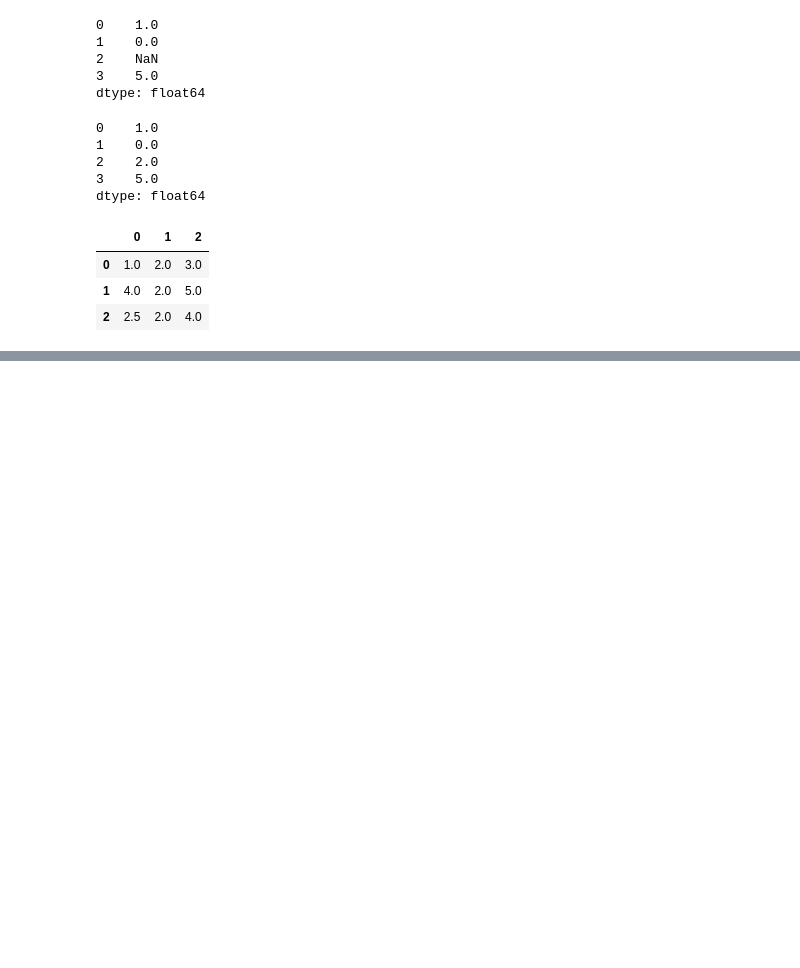
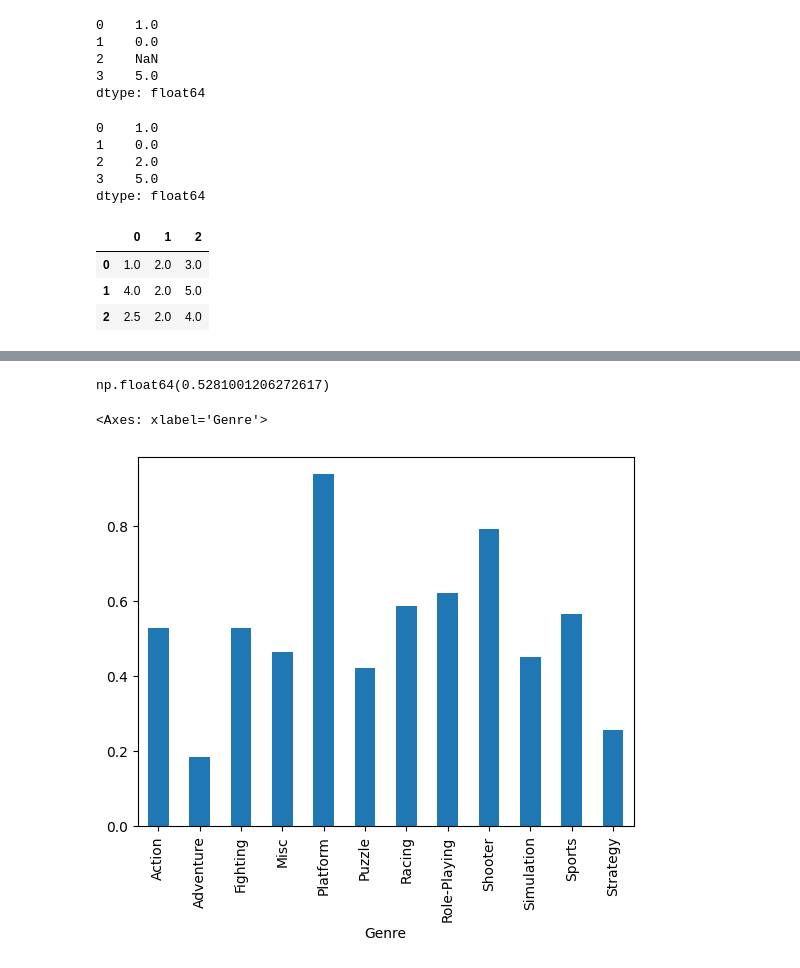
Before and after one commit to LevelUp-It-School/DS_02_10_2025, a Jupyter notebook: pandas/pandas_tutorial.ipynb, the cells around one changed output, grey strips where cells are left out. Drawn from its saved outputs; the diff is of its cells as text; code cells hidden in the pictures; blank space fills up the shorter version.

Commit message:
pandas + EDA start

```diff
--- a/pandas/pandas_tutorial.ipynb
+++ b/pandas/pandas_tutorial.ipynb
@@ -1048,0 +1510,2 @@ df.fillna(df.mean())
+# %%
+game = pd.read_csv(r"C:\Users\AZubochenko\Desktop\DS\DS_02_10_2025\pandas\vgsalesGlobale.csv")
@@ -1048,0 +1559,2 @@ df.fillna(df.mean())
+# %%
+group = game.groupby("Genre")
@@ -1048,0 +1595,9 @@ df.fillna(df.mean())
+# %%
+game[game.Genre=='Action'].Global_Sales.mean()
+# %% [output]
+np.float64(0.5281001206272617)
+# %%
+group['Global_Sales'].mean().plot(kind='bar')
+# %% [output]
+<Axes: xlabel='Genre'>
+[figure, added]
```
Also changed, not shown: parts of 83 cells of this notebook, 2 other files.
